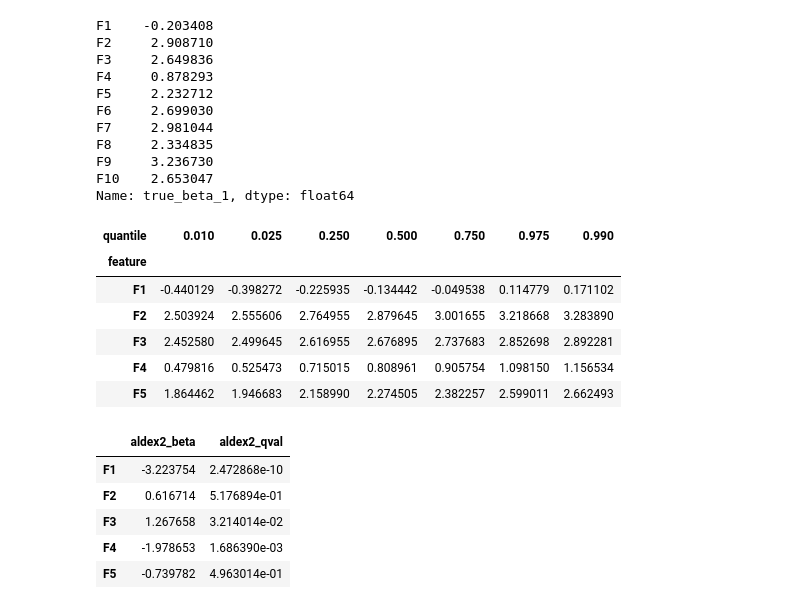
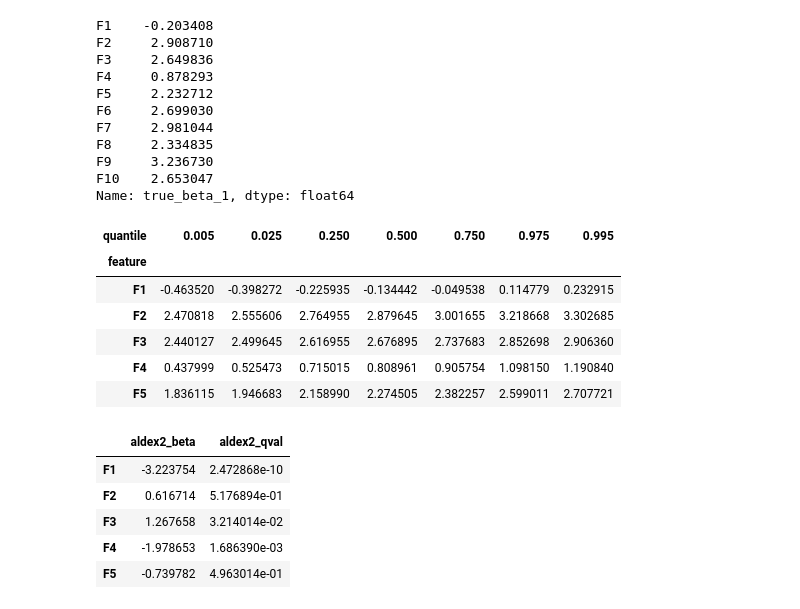
Before and after one commit to knightlab-analyses/birdman-analyses, a Jupyter notebook: notebooks/batch_effects.ipynb, the cells around one changed output. Saved outputs shown, nothing was run; the diff lists cells and outputs as text; code cells hidden in the pictures.

```diff
--- a/notebooks/batch_effects.ipynb
+++ b/notebooks/batch_effects.ipynb
@@ -183,22 +212,22 @@ Name: true_beta_1, dtype: float64
 # %%
 quantile_df = (
     inf.posterior
     .stack(sample=["chain", "draw"])
     .sel({"covariate": "C(case_ctrl, Treatment(0))[T.1]"})
     ["beta_var"]
-    .quantile([0.01, 0.025, 0.25, 0.5, 0.75, 0.975, 0.99], ["sample"])
+    .quantile([0.005, 0.025, 0.25, 0.5, 0.75, 0.975, 0.995], ["sample"])
     .to_pandas()
     .T
 )
 quantile_df.head()
 # %% [output]
-| quantile | 0.010 | 0.025 | 0.250 | 0.500 | 0.750 | 0.975 | 0.990 |
+| quantile | 0.005 | 0.025 | 0.250 | 0.500 | 0.750 | 0.975 | 0.995 |
 | feature |  |  |  |  |  |  |  |
-| F1 | -0.440129 | -0.398272 | -0.225935 | -0.134442 | -0.049538 | 0.114779 | 0.171102 |
-| F2 | 2.503924 | 2.555606 | 2.764955 | 2.879645 | 3.001655 | 3.218668 | 3.283890 |
-| F3 | 2.452580 | 2.499645 | 2.616955 | 2.676895 | 2.737683 | 2.852698 | 2.892281 |
-| F4 | 0.479816 | 0.525473 | 0.715015 | 0.808961 | 0.905754 | 1.098150 | 1.156534 |
-| F5 | 1.864462 | 1.946683 | 2.158990 | 2.274505 | 2.382257 | 2.599011 | 2.662493 |
+| F1 | -0.463520 | -0.398272 | -0.225935 | -0.134442 | -0.049538 | 0.114779 | 0.232915 |
+| F2 | 2.470818 | 2.555606 | 2.764955 | 2.879645 | 3.001655 | 3.218668 | 3.302685 |
+| F3 | 2.440127 | 2.499645 | 2.616955 | 2.676895 | 2.737683 | 2.852698 | 2.906360 |
+| F4 | 0.437999 | 0.525473 | 0.715015 | 0.808961 | 0.905754 | 1.098150 | 1.190840 |
+| F5 | 1.836115 | 1.946683 | 2.158990 | 2.274505 | 2.382257 | 2.599011 | 2.707721 |
 # %%
 aldex2_results = (
     pd.read_table("../results/batch/aldex2_results.tsv", sep="\t", index_col=0)
```
Also changed, not shown: parts of 3 cells of this notebook, 3 other files.
